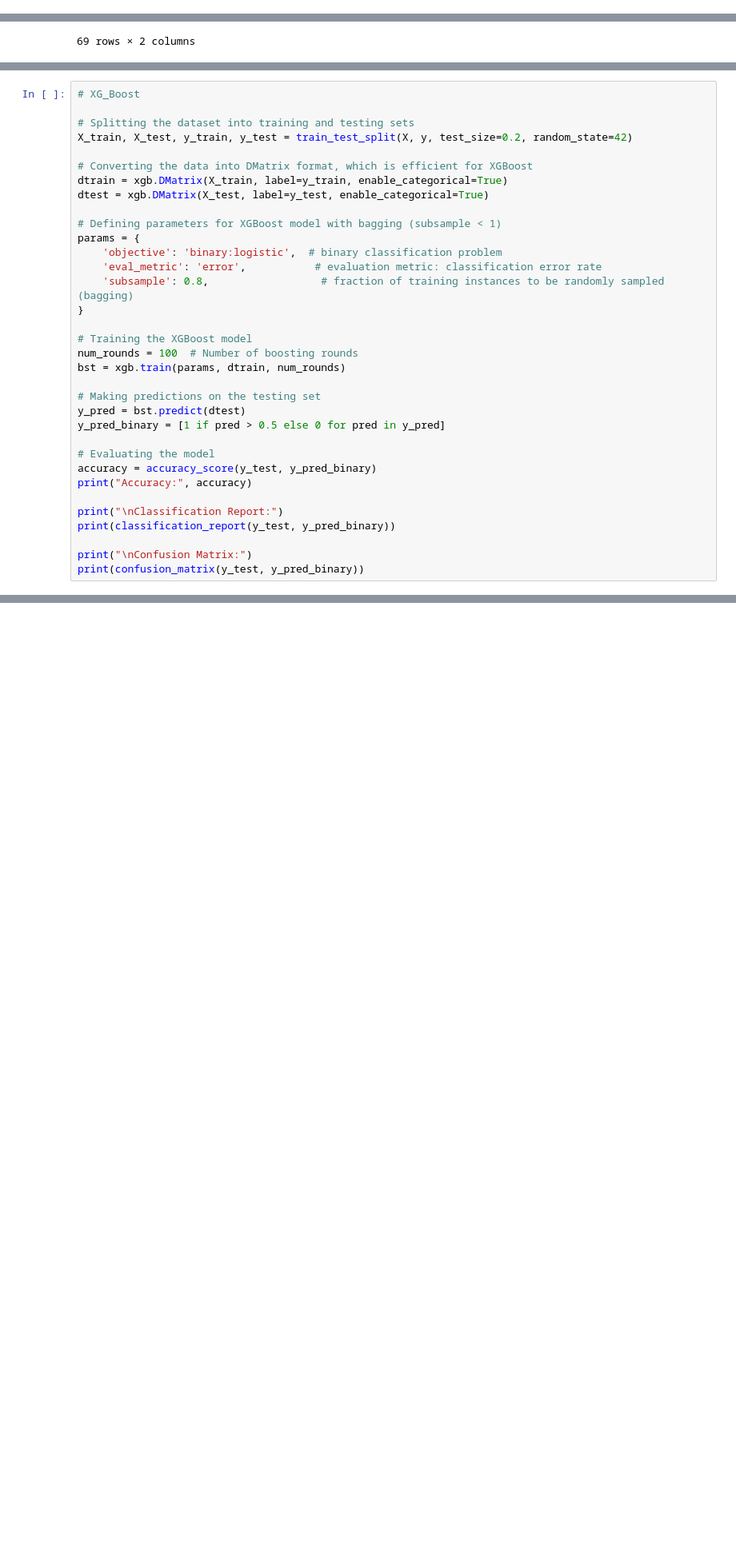
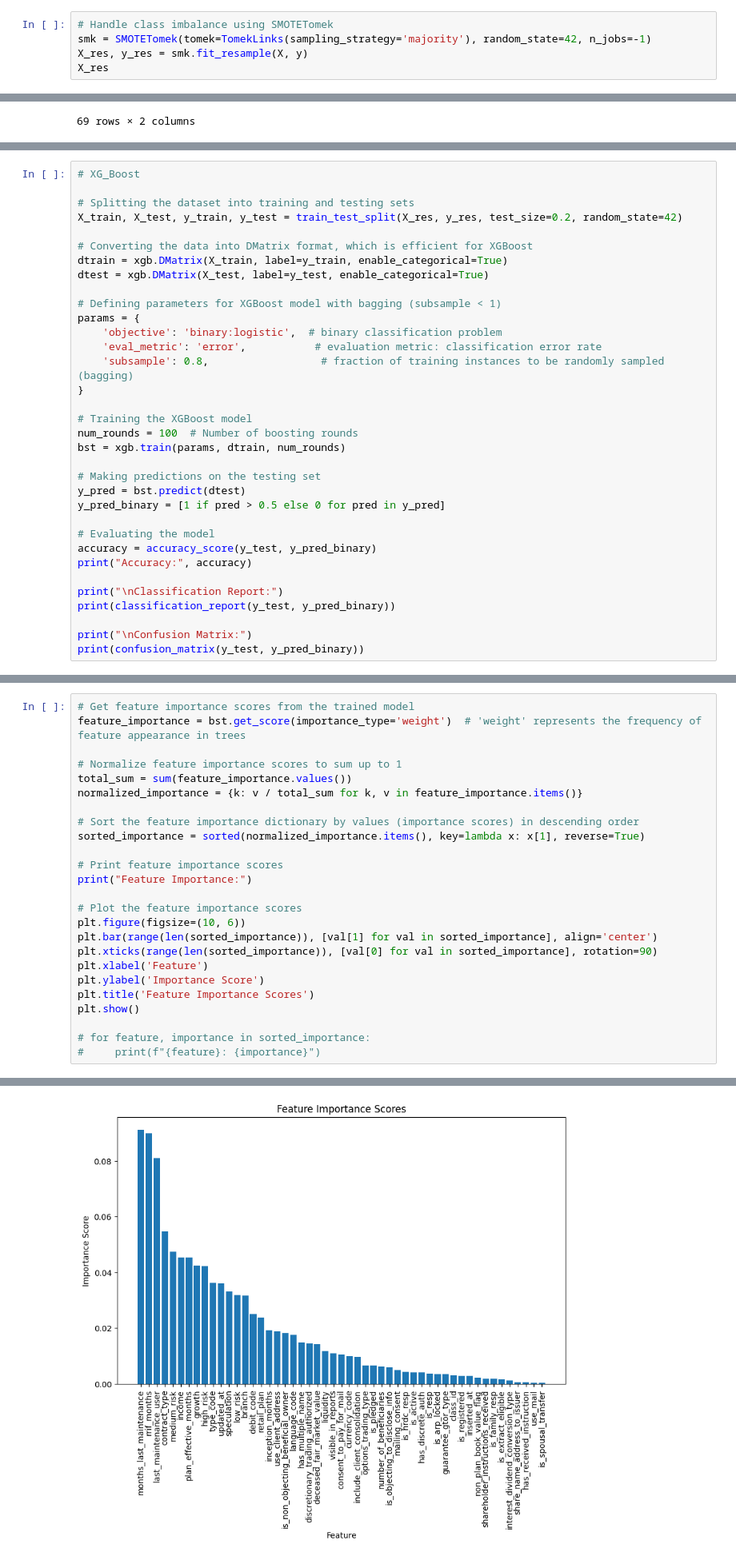
Before and after one commit to adparekh/CxC-Hackathon, a Jupyter notebook: final-hackathon.ipynb, the cells around one changed output, grey strips where cells are left out. Shown at 80% size. Cells and saved outputs as stored; diff of their text form; blank space fills up the shorter version.

Commit message:
Handled Imbalance

```diff
--- a/final-hackathon.ipynb
+++ b/final-hackathon.ipynb
@@ -308,2 +316,7 @@ X[categorical_features] = ordinal_encoder.fit_transform(X[categorical_features])
 encoded_array_y = label_encoder.fit_transform(y)
 y = pd.Series(encoded_array_y,name = "label")
+# %%
+# Handle class imbalance using SMOTETomek
+smk = SMOTETomek(tomek=TomekLinks(sampling_strategy='majority'), random_state=42, n_jobs=-1)
+X_res, y_res = smk.fit_resample(X, y)
+X_res
@@ -396,7 +416,7 @@ missing_values_train
 # XG_Boost
 
 # Splitting the dataset into training and testing sets
-X_train, X_test, y_train, y_test = train_test_split(X, y, test_size=0.2, random_state=42)
+X_train, X_test, y_train, y_test = train_test_split(X_res, y_res, test_size=0.2, random_state=42)
 
 # Converting the data into DMatrix format, which is efficient for XGBoost
 dtrain = xgb.DMatrix(X_train, label=y_train, enable_categorical=True)
@@ -496,0 +466,26 @@ Confusion Matrix:
+# %%
+# Get feature importance scores from the trained model
+feature_importance = bst.get_score(importance_type='weight')  # 'weight' represents the frequency of feature appearance in trees
+
+# Normalize feature importance scores to sum up to 1
+total_sum = sum(feature_importance.values())
+normalized_importance = {k: v / total_sum for k, v in feature_importance.items()}
+
+# Sort the feature importance dictionary by values (importance scores) in descending order
+sorted_importance = sorted(normalized_importance.items(), key=lambda x: x[1], reverse=True)
+
+# Print feature importance scores
+print("Feature Importance:")
+
+# Plot the feature importance scores
+plt.figure(figsize=(10, 6))
+plt.bar(range(len(sorted_importance)), [val[1] for val in sorted_importance], align='center')
+plt.xticks(range(len(sorted_importance)), [val[0] for val in sorted_importance], rotation=90)
+plt.xlabel('Feature')
+plt.ylabel('Importance Score')
+plt.title('Feature Importance Scores')
+plt.show()
+
+# for feature, importance in sorted_importance:
+#     print(f"{feature}: {importance}")
+# %% [output]
@@ -497,3 +493,4 @@ Confusion Matrix:
+[figure, added]
 # %%
 # Random Forest
 rf = RandomForestClassifier(random_state = 42)
```
Also changed, not shown: parts of 19 cells of this notebook.
